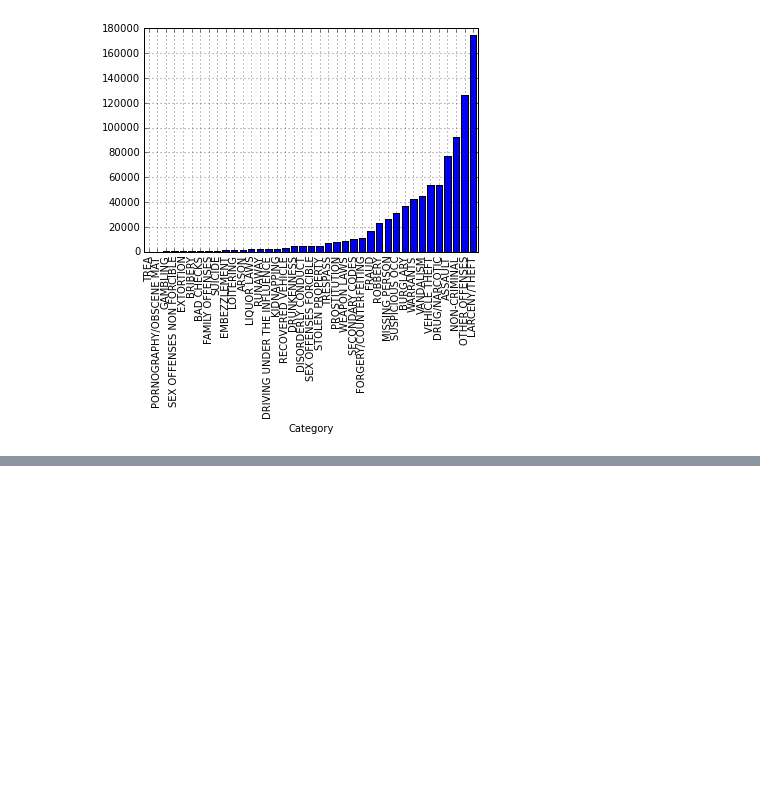
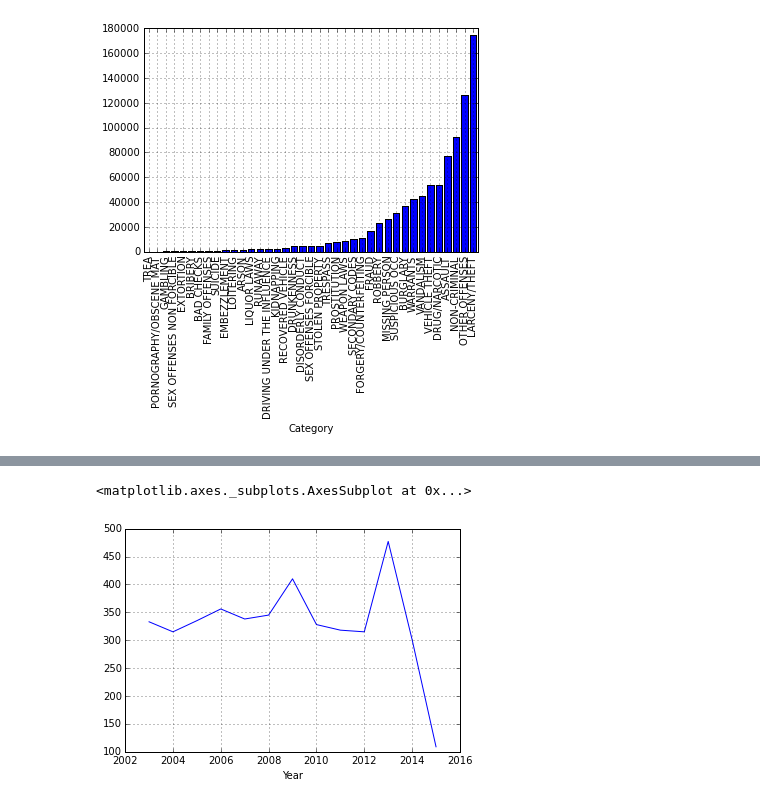
Before and after one commit to arundhaj/kaggle, a Jupyter notebook: sf_crime/sandbox.ipynb, the cells around one changed output, grey strips where cells are left out. Cells and saved outputs as stored; diff of their text form; code cells hidden in the pictures; blank space fills up the shorter version.

```diff
--- a/sf_crime/sandbox.ipynb
+++ b/sf_crime/sandbox.ipynb
@@ -32,0 +147,3 @@ cat.plot(kind='bar')
+# %%
+cat_year_group = year_based.groupby(['Category', 'Year'])
+cat_year_group_size = cat_year_group.size()
@@ -32,0 +170,6 @@ cat.plot(kind='bar')
+# %%
+# number of cases of DRUNKENNESS over years
+cat_year_group_size['DRUNKENNESS'].plot(kind='line')
+# %% [output]
+<matplotlib.axes._subplots.AxesSubplot at 0x...>
+[figure, added]
```
Also changed, not shown: parts of 16 cells of this notebook.
